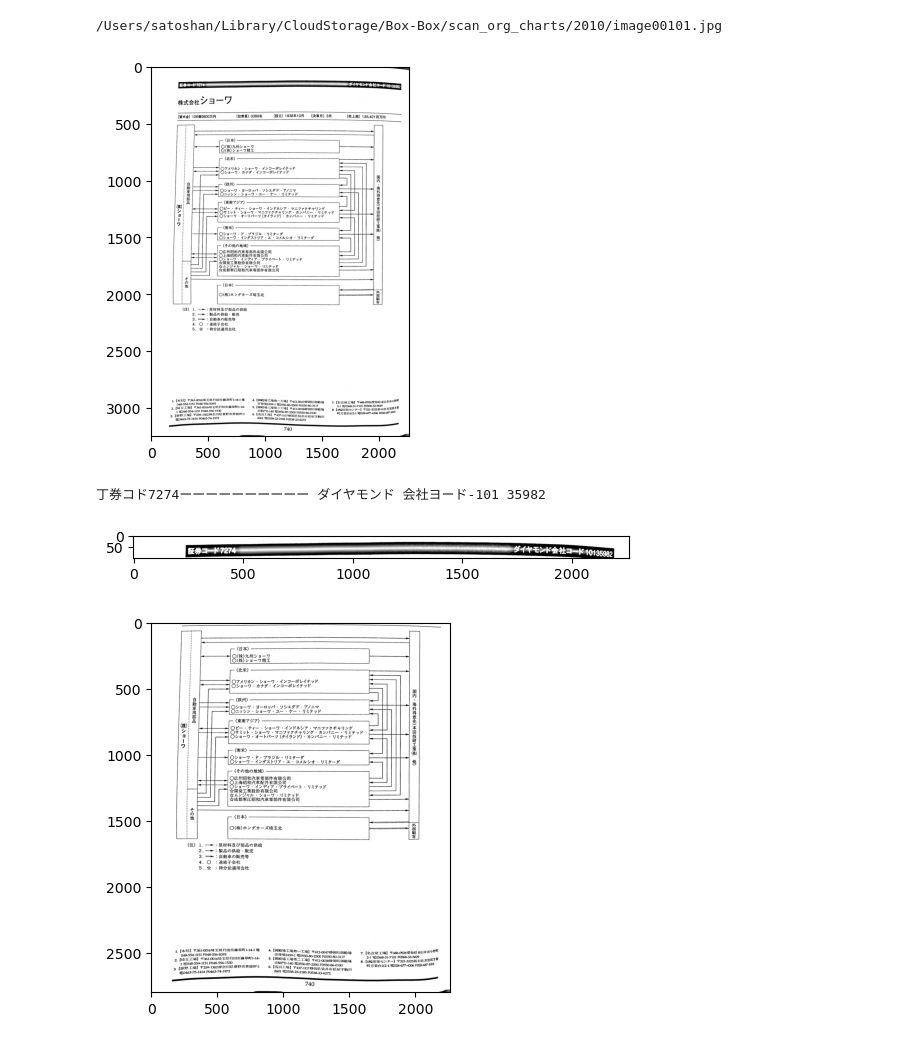
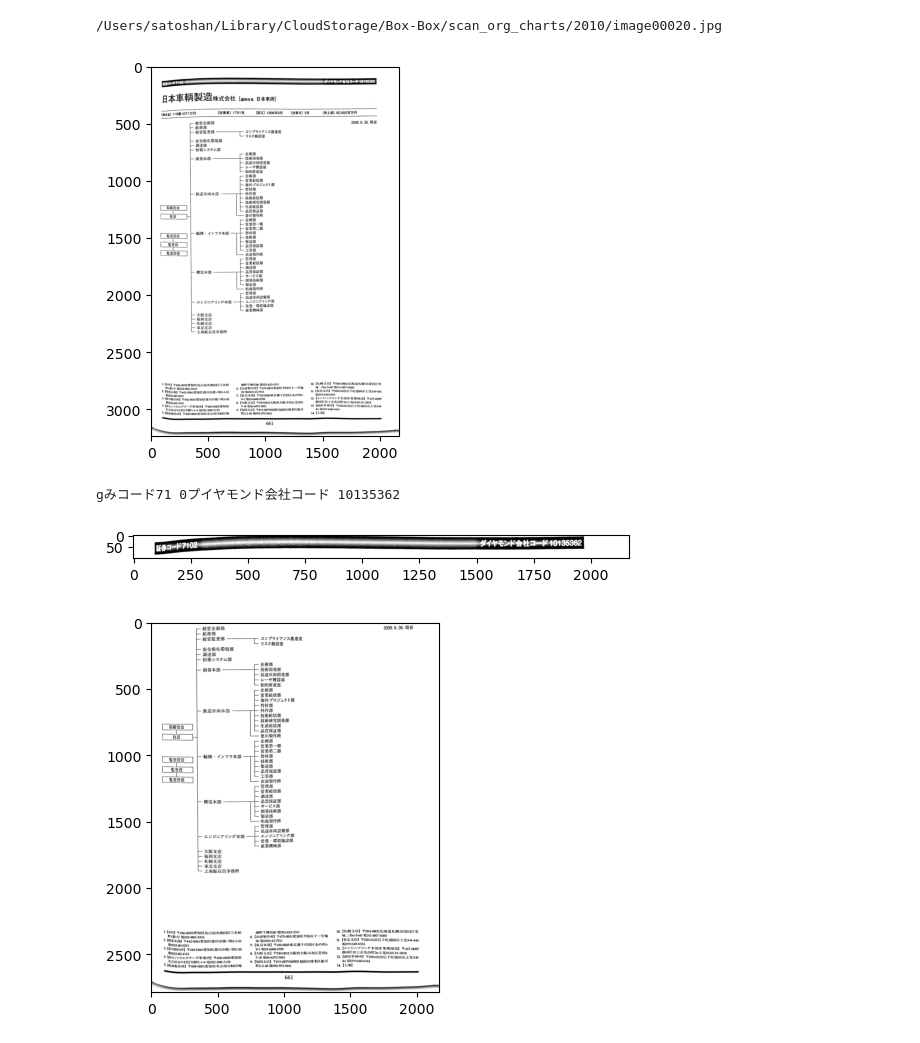
Before and after one commit to wakachii/SI-Org-chart, a Jupyter notebook: python/img_processing/process_sample.ipynb, the cells around one changed output. Drawn from its saved outputs; the diff is of its cells as text; code cells hidden in the pictures.

```diff
--- a/python/img_processing/process_sample.ipynb
+++ b/python/img_processing/process_sample.ipynb
@@ -1,29 +1,29 @@
 # %%
 import cv2 as cv2
 import os
 import matplotlib.pyplot as plt
 import easyocr
 import pyocr
 import numpy as np
 from PIL import ImageFont, ImageDraw, Image
 import sys
 path = "/Users/satoshan/Library/CloudStorage/Box-Box/scan_org_charts/"
 path_2010 = path + "2010"
 
 # Choose 2010 of "三井造船"
 files = os.listdir(path_2010)
 files = [f for f in files if os.path.isfile(os.path.join(path_2010, f))]
 files.sort()
-file = os.path.join(path_2010, files[100])
+file = os.path.join(path_2010, files[19])
 
 # img
 print(file)
 img = cv2.imread(file)
 plt.imshow(img)
 plt.show()
 # %% [output]
-/Users/satoshan/Library/CloudStorage/Box-Box/scan_org_charts/2010/image00101.jpg
+/Users/satoshan/Library/CloudStorage/Box-Box/scan_org_charts/2010/image00020.jpg
-[figure, old version]
+[figure, new version]
 # %%
 # code detection ocr
 header = img[100:200, :]
@@ -41,8 +41,8 @@ print(txt)
 plt.imshow(header)
 plt.show()
 # %% [output]
-丁券コド7274ーーーーーーーーーー ダイヤモンド 会社ヨード-101 35982
+gみコード71 0プイヤモンド会社コード 10135362
-[figure, old version]
+[figure, new version]
 # %%
 # cutting header
 header_size = 450
@@ -50,7 +50,7 @@ cropped_image = img[header_size:, :]
 plt.imshow(cropped_image)
 plt.show()
 # %% [output]
-[figure, old version]
+[figure, new version]
 # %%
 # cutting footer
 # make figure biniary
```
Also changed, not shown: parts of 1 cell of this notebook.
